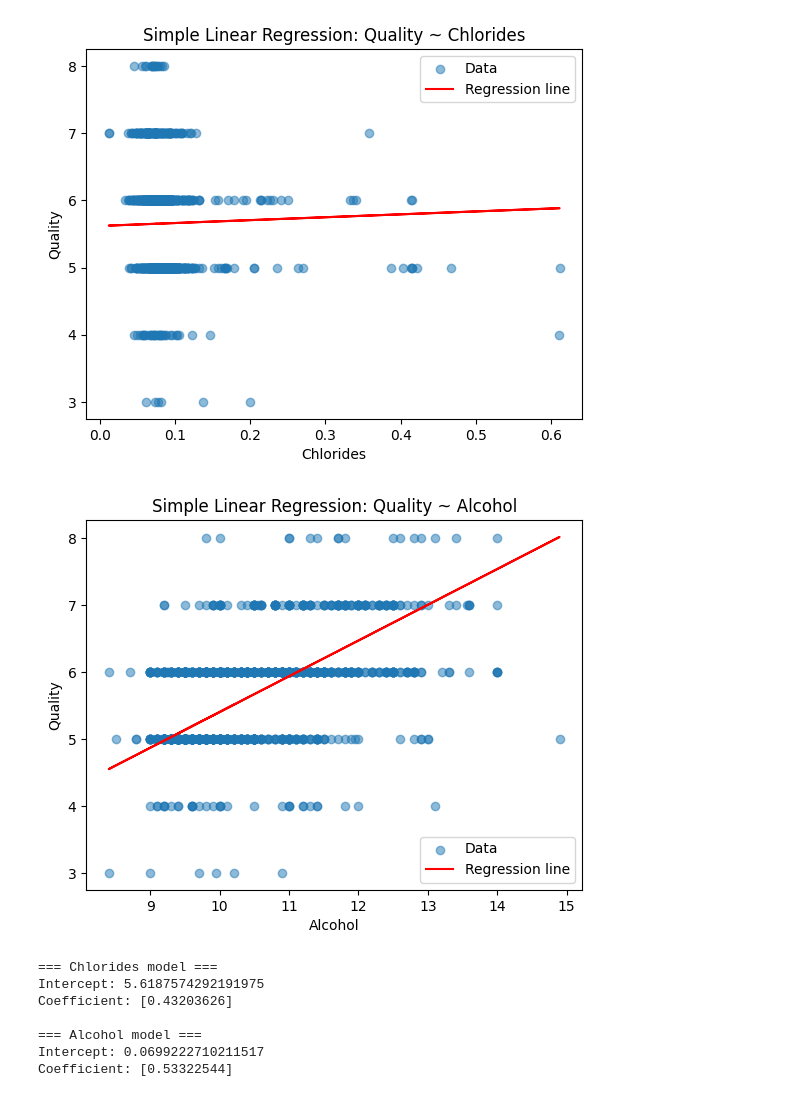
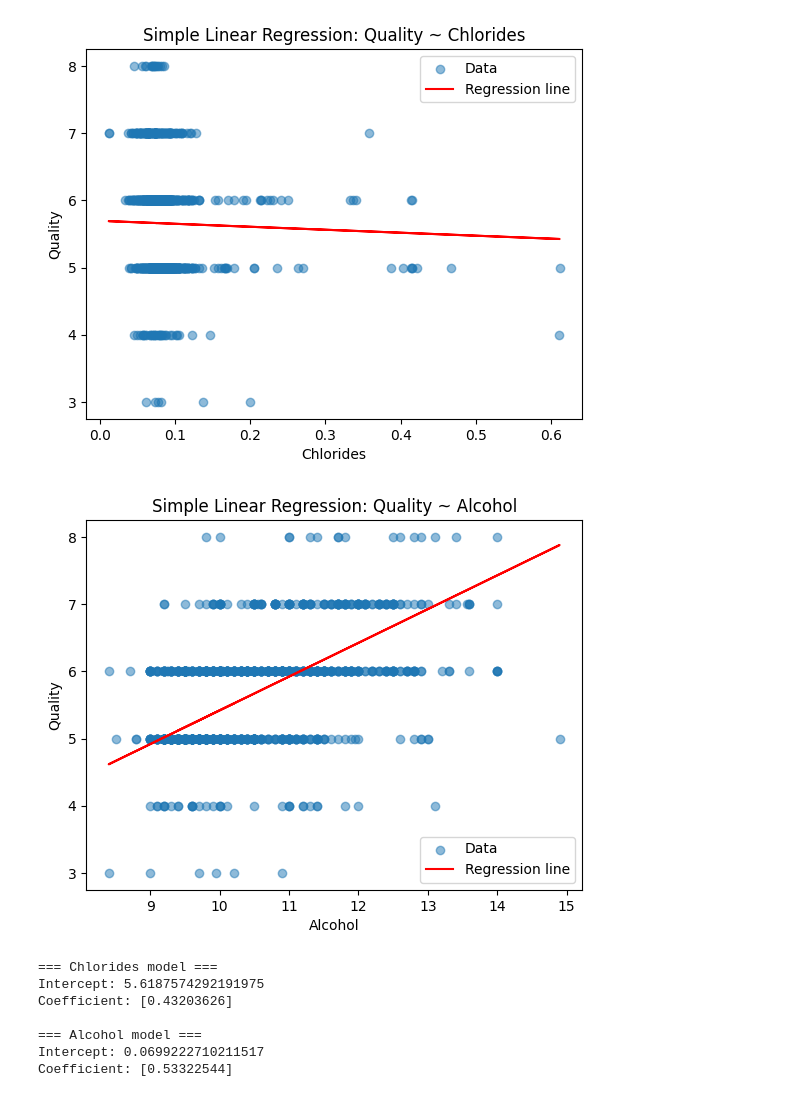
Before and after one commit to FredrikNymoen/WineQualityAnalysis, a Jupyter notebook: src/tasks/task1-3.ipynb, the cells around one changed output. Drawn from its saved outputs; the diff is of its cells as text; code cells hidden in the pictures.

```diff
--- a/src/tasks/task1-3.ipynb
+++ b/src/tasks/task1-3.ipynb
@@ -9,33 +9,32 @@ sys.path.append(str(ROOT / "src"))
 df = pd.read_csv("../../data/wineQT.csv")
 # %%
 from gdLinear import GDLinearReg
-from utils import plotSeries
 import matplotlib.pyplot as plt
 
 # Q1.3.1: quality ~ chlorides
 X_chlorides = df[["chlorides"]].values
 y = df["quality"].values
 
-model_chlorides = GDLinearReg(lr=0.001, n_iter=5000)
+model_chlorides = GDLinearReg(lr=0.001, n_iter=100000)
 model_chlorides.fit(X_chlorides, y)
 y_pred_chlorides = model_chlorides.predict(X_chlorides)
 
 # plot regression line
 plt.scatter(X_chlorides, y, alpha=0.5, label="Data")
 plt.plot(X_chlorides, y_pred_chlorides, color="red", label="Regression line")
 plt.xlabel("Chlorides")
 plt.ylabel("Quality")
 plt.title("Simple Linear Regression: Quality ~ Chlorides")
 plt.legend()
 plt.savefig("../figures/regressionChlorides.png", bbox_inches="tight")
 plt.show()
 # %% [output]
-[figure, old version]
+[figure, new version]
 # %%
 # Q1.3.2: quality ~ alcohol
 X_alcohol = df[["alcohol"]].values
 
-model_alcohol = GDLinearReg(lr=0.0001, n_iter=5000)
+model_alcohol = GDLinearReg(lr=0.0001, n_iter=100000)
 model_alcohol.fit(X_alcohol, y)
 y_pred_alcohol = model_alcohol.predict(X_alcohol)
 
@@ -49,7 +48,7 @@ plt.legend()
 plt.savefig("../figures/regressionAlcohol.png", bbox_inches="tight")
 plt.show()
 # %% [output]
-[figure, old version]
+[figure, new version]
 # %%
 print("=== Chlorides model ===")
 print("Intercept:", model_chlorides.intercept_) # Where the line crosses the y-axis
```
Also changed, not shown: 7 other files.
